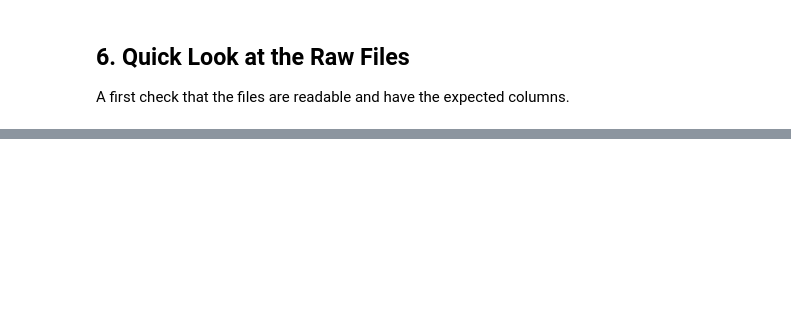
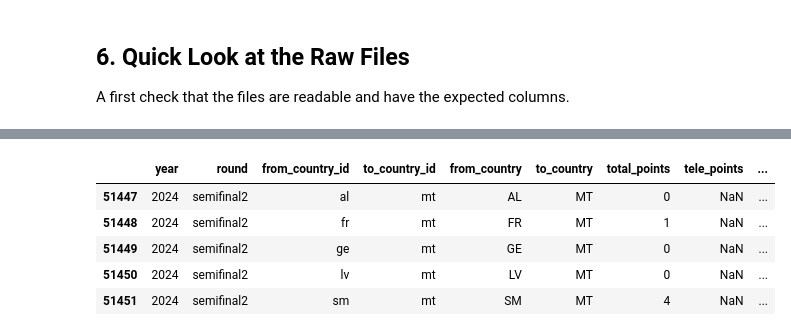
Before and after one commit to catalinabatalla/eurovision-sna, a Jupyter notebook: src/01-data_acquisition.ipynb, the cells around one changed output, grey strips where cells are left out. Cells and saved outputs as stored; diff of their text form; code cells hidden in the pictures; blank space fills up the shorter version.

```diff
--- a/src/01-data_acquisition.ipynb
+++ b/src/01-data_acquisition.ipynb
@@ -194,0 +187,5 @@ Share of Grand Final rows with 0 points: 54.5%
+# %%
+votes_josago = pd.read_csv(dest_votes_josago)
+votes_josago_2024 = votes_josago[votes_josago["year"] == 2024]
+period_josago = votes_josago_2024["year"].astype(str)
+print(f"Votes: {votes_josago.shape}, years {votes_josago['year'].min()}–{votes_josago['year'].max()}")
@@ -194,0 +203,9 @@ Share of Grand Final rows with 0 points: 54.5%
+# %%
+votes_josago_2024.tail()
+# %% [output]
+|  | year | round | from_country_id | to_country_id | from_country | to_country | total_points | tele_points | ... |
+| 51447 | 2024 | semifinal2 | al | mt | AL | MT | 0 | NaN | ... |
+| 51448 | 2024 | semifinal2 | fr | mt | FR | MT | 1 | NaN | ... |
+| 51449 | 2024 | semifinal2 | ge | mt | GE | MT | 0 | NaN | ... |
+| 51450 | 2024 | semifinal2 | lv | mt | LV | MT | 0 | NaN | ... |
+| 51451 | 2024 | semifinal2 | sm | mt | SM | MT | 4 | NaN | ... |
```
Also changed, not shown: parts of 40 cells of this notebook, 1 other file.
